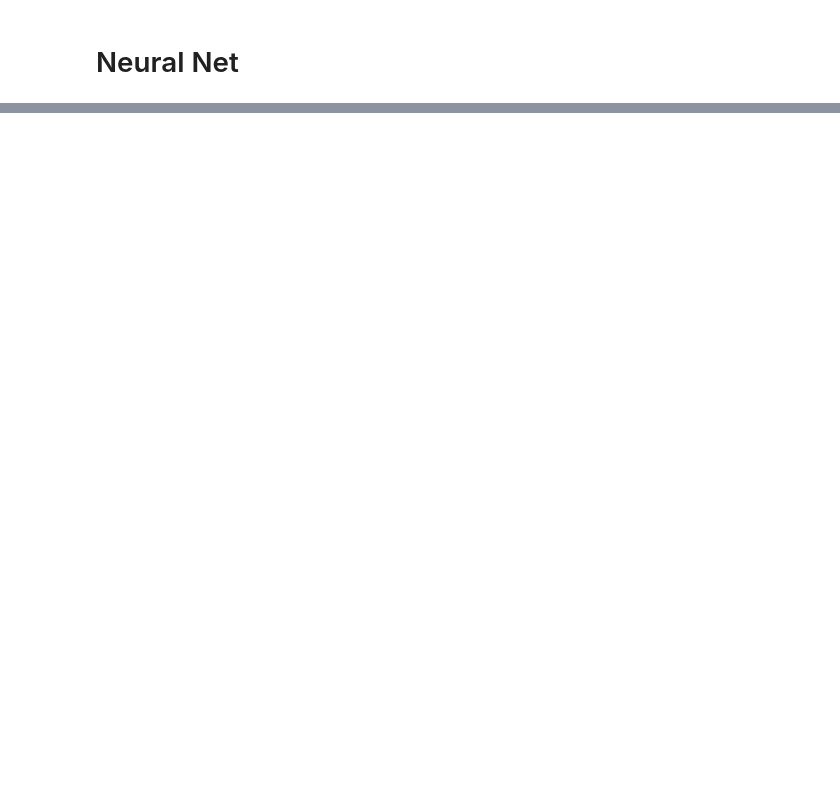
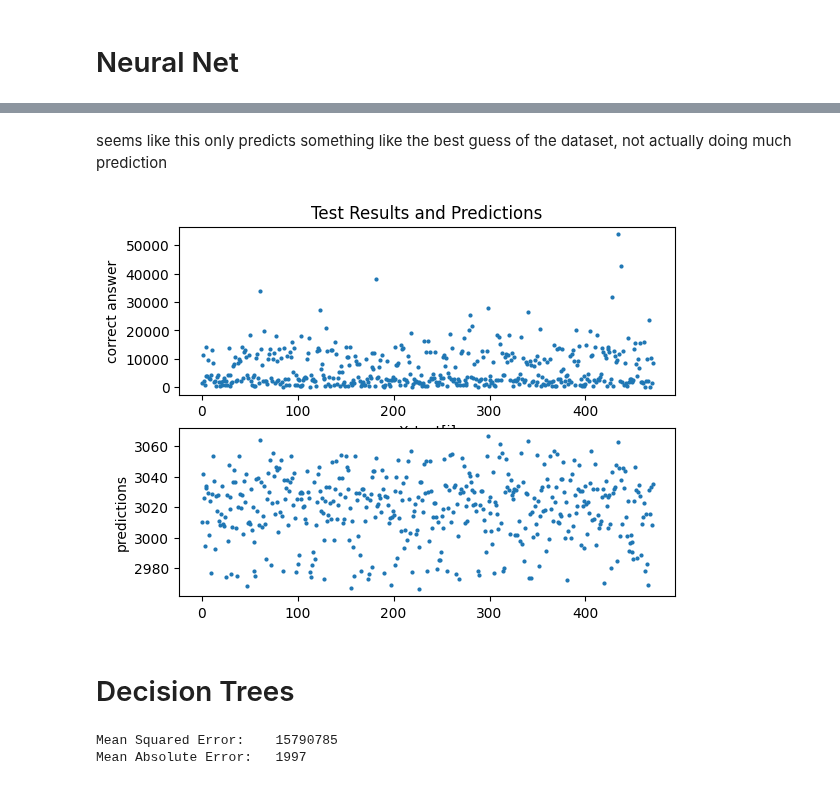
Before and after one commit to devinshende/learning-ml, a Jupyter notebook: prediction.ipynb, the cells around one changed output, grey strips where cells are left out. Cells and saved outputs as stored; diff of their text form; code cells hidden in the pictures; blank space fills up the shorter version.

```diff
--- a/prediction.ipynb
+++ b/prediction.ipynb
@@ -169,0 +193,5 @@ Downloading tensorflow-2.13.0-cp311-cp311-macosx_10_15_x86_64.whl (216.3 MB)
+# %%
+def normalize(series):
+    return MinMaxScaler().fit_transform(np.array(series).reshape(-1,1))
+
+y_train = normalize(y_train)
@@ -169,0 +312,8 @@ Downloading tensorflow-2.13.0-cp311-cp311-macosx_10_15_x86_64.whl (216.3 MB)
+# %%
+from sklearn.preprocessing import StandardScaler
+from sklearn.svm import SVR
+model = SVR(kernel='rbf')
+model = model.fit(X_train,y_train)
+# %%
+predictions = model.predict(X_test)
+print_score(predictions,y_test)
@@ -169,0 +343,8 @@ Downloading tensorflow-2.13.0-cp311-cp311-macosx_10_15_x86_64.whl (216.3 MB)
+# %% [markdown]
+seems like this only predicts something like the best guess of the dataset, not actually doing much prediction
+# %%
+show_plots(predictions,y_test)
+# %% [output]
+[figure, added]
+# %% [markdown]
+# Decision Trees
@@ -169,0 +355,6 @@ Downloading tensorflow-2.13.0-cp311-cp311-macosx_10_15_x86_64.whl (216.3 MB)
+# %%
+predictions = model.predict(X_test)
+print_score(predictions,y_test)
+# %% [output]
+Mean Squared Error:    15790785
+Mean Absolute Error:   1997
```
Also changed, not shown: parts of 32 cells of this notebook, 1 other file.
